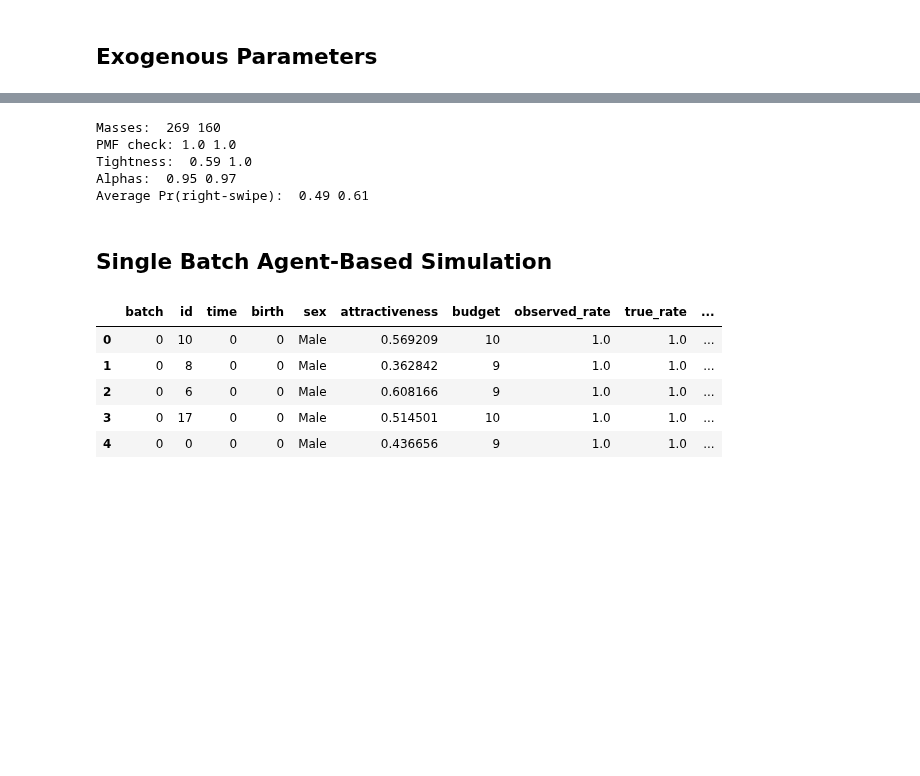
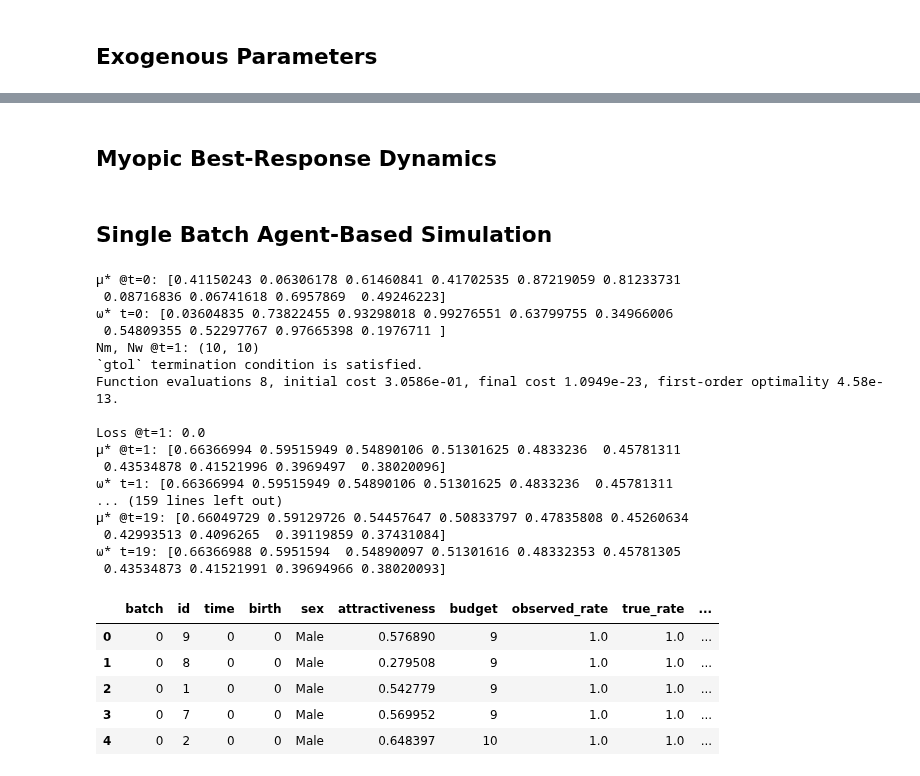
Before and after one commit to patohdzs/project-swipe, a Jupyter notebook: code/abm/dynamics.ipynb, the cells around one changed output, grey strips where cells are left out. Saved outputs shown, nothing was run; the diff lists cells and outputs as text; code cells hidden in the pictures; blank space fills up the shorter version.

```diff
--- a/code/abm/dynamics.ipynb
+++ b/code/abm/dynamics.ipynb
@@ -25,20 +25,20 @@ SEED = 1
 # %%
 # Setting exogenous parameters
 def reset_exog_params():
-    global Bm, Bw, bm_vals, bw_vals, δ, um, uw, Fm, Fw, λm, λw
+    global Bm, Bw, bm_vals, bw_vals, δ, Um, Uw, Fm, Fw, λm, λw
     Bm = 10
     Bw = 10
     bm_vals = range(1,Bm+1)
     bw_vals = range(1,Bw+1)
 
     δ = 0.97
-    um = lambda θ : θ
-    uw = lambda θ : θ
+    Um = lambda θ : θ
+    Uw = lambda θ : θ
     Fm = beta(3,3)
     Fw = beta(3,3)
-    λm = 20
+    λm = 10
     λw = 10
 
 def exog_params():
-    return (Bm, Bw, bm_vals, bw_vals, δ, um, uw, Fm, Fw, λm, λw)
+    return (Bm, Bw, bm_vals, bw_vals, δ, Um, Uw, Fm, Fw, λm, λw)
 # %% [markdown]
@@ -155,18 +217,0 @@ def SSE(x):
-# %%
-reset_exog_params()
-m_test = np.random.rand(Bm)#*0.5
-w_test = np.random.rand(Bw)#*0.5
-
-print('μ0: ', m_test)
-print('ω0: ', w_test)
-print('')
-
-x_start = np.concatenate((m_test, w_test), axis=None)
-solution = least_squares(SSE, x_start, bounds = (0,1), verbose=1)
-
-μ_star = solution.x[:Bm]
-ω_star = solution.x[Bm:]
-print('')
-print('μ*', μ_star)
-print('ω*', ω_star)
-print('Loss:', round(solution.cost,6))
@@ -187,17 +218,2 @@ Loss: 0.0
-# %%
-# Computing steady state
-Nm, Nw, Pbm, Pbw, τm, τw, αm, αw = steady_state(μ_star, ω_star, True)
-print('Masses: ', round(Nm), round(Nw))
-print('PMF check:', round(sum(Pbm),3), round(sum(Pbw),3))
-print('Tightness: ', round(τm,2), round(τw,2))
-print('Alphas: ', round(αm,2), round(αw,2))
-
-ρm = sum([(1 - Fm.cdf(ω_star[b]))*Pbw[b] for b in range(Bw)])
-ρw = sum([(1 - Fw.cdf(μ_star[b]))*Pbm[b] for b in range(Bm)])
-print('Average Pr(right-swipe): ', round(ρm, 2), round(ρw, 2))
-# %% [output]
-Masses:  269 160
-PMF check: 1.0 1.0
-Tightness:  0.59 1.0
-Alphas:  0.95 0.97
-Average Pr(right-swipe):  0.49 0.61
+# %% [markdown]
+## Myopic Best-Response Dynamics
@@ -205,17 +280,36 @@ Average Pr(right-swipe):  0.49 0.61
 ## Single Batch Agent-Based Simulation
 # %%
 reset_exog_params()
-T = 1000
-simulation = simulate_game(T, μ_star, ω_star, exog_params())
+T = 40
+μ0 = np.random.rand(Bm)
+ω0 = np.random.rand(Bw)
+simulation = simulate_MBR(T, μ0, ω0)
 batch = pd.DataFrame(simulation)
 batch.head(5)
 # %% [output]
+μ* @t=0: [0.41150243 0.06306178 0.61460841 0.41702535 0.87219059 0.81233731
+ 0.08716836 0.06741618 0.6957869  0.49246223]
+ω* t=0: [0.03604835 0.73822455 0.93298018 0.99276551 0.63799755 0.34966006
+ 0.54809355 0.52297767 0.97665398 0.1976711 ]
+Nm, Nw @t=1: (10, 10)
+`gtol` termination condition is satisfied.
+Function evaluations 8, initial cost 3.0586e-01, final cost 1.0949e-23, first-order optimality 4.58e-13.
+
+Loss @t=1: 0.0
+μ* @t=1: [0.66366994 0.59515949 0.54890106 0.51301625 0.4833236  0.45781311
+ 0.43534878 0.41521996 0.3969497  0.38020096]
+ω* t=1: [0.66366994 0.59515949 0.54890106 0.51301625 0.4833236  0.45781311
+... (159 lines left out)
+μ* @t=19: [0.66049729 0.59129726 0.54457647 0.50833797 0.47835808 0.45260634
+ 0.42993513 0.4096265  0.39119859 0.37431084]
+ω* t=19: [0.66366988 0.5951594  0.54890097 0.51301616 0.48332353 0.45781305
+ 0.43534873 0.41521991 0.39694966 0.38020093]
 |  | batch | id | time | birth | sex | attractiveness | budget | observed_rate | true_rate | ... |
-| 0 | 0 | 10 | 0 | 0 | Male | 0.569209 | 10 | 1.0 | 1.0 | ... |
-| 1 | 0 | 8 | 0 | 0 | Male | 0.362842 | 9 | 1.0 | 1.0 | ... |
-| 2 | 0 | 6 | 0 | 0 | Male | 0.608166 | 9 | 1.0 | 1.0 | ... |
-| 3 | 0 | 17 | 0 | 0 | Male | 0.514501 | 10 | 1.0 | 1.0 | ... |
-| 4 | 0 | 0 | 0 | 0 | Male | 0.436656 | 9 | 1.0 | 1.0 | ... |
+| 0 | 0 | 9 | 0 | 0 | Male | 0.576890 | 9 | 1.0 | 1.0 | ... |
+| 1 | 0 | 8 | 0 | 0 | Male | 0.279508 | 9 | 1.0 | 1.0 | ... |
+| 2 | 0 | 1 | 0 | 0 | Male | 0.542779 | 9 | 1.0 | 1.0 | ... |
+| 3 | 0 | 7 | 0 | 0 | Male | 0.569952 | 9 | 1.0 | 1.0 | ... |
+| 4 | 0 | 2 | 0 | 0 | Male | 0.648397 | 10 | 1.0 | 1.0 | ... |
 # %%
 mass_by_sex = batch.groupby(['time', 'sex'], as_index=False).size()
 Nm_series = mass_by_sex[mass_by_sex.sex=='Male']['size']
```
Also changed, not shown: parts of 22 cells of this notebook, 16 other files.
